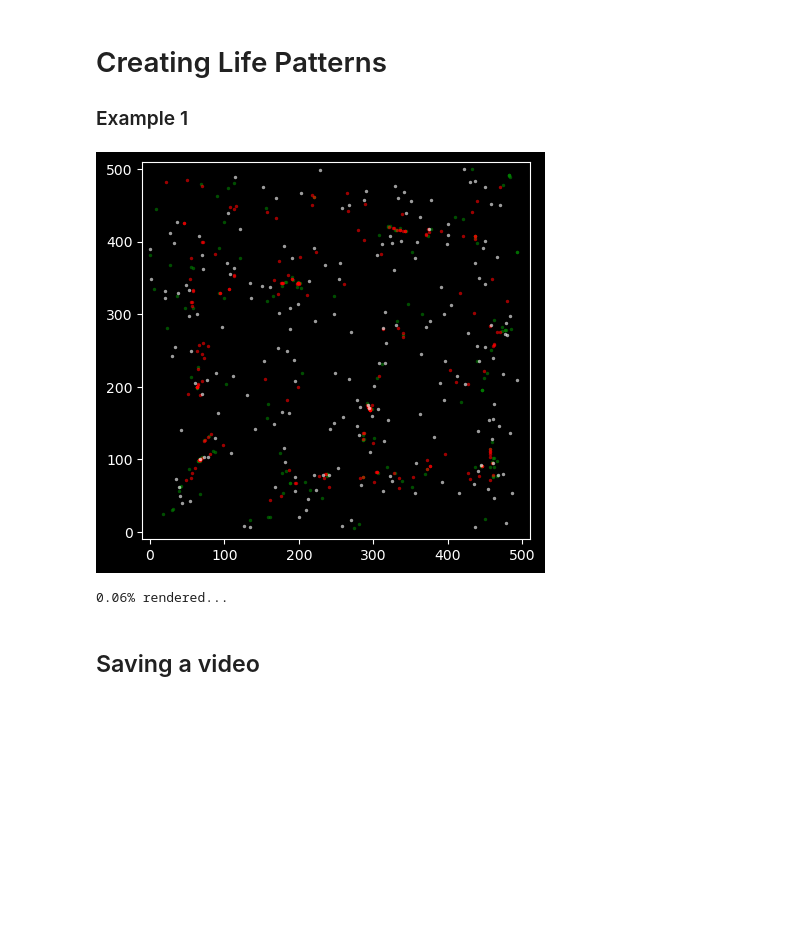
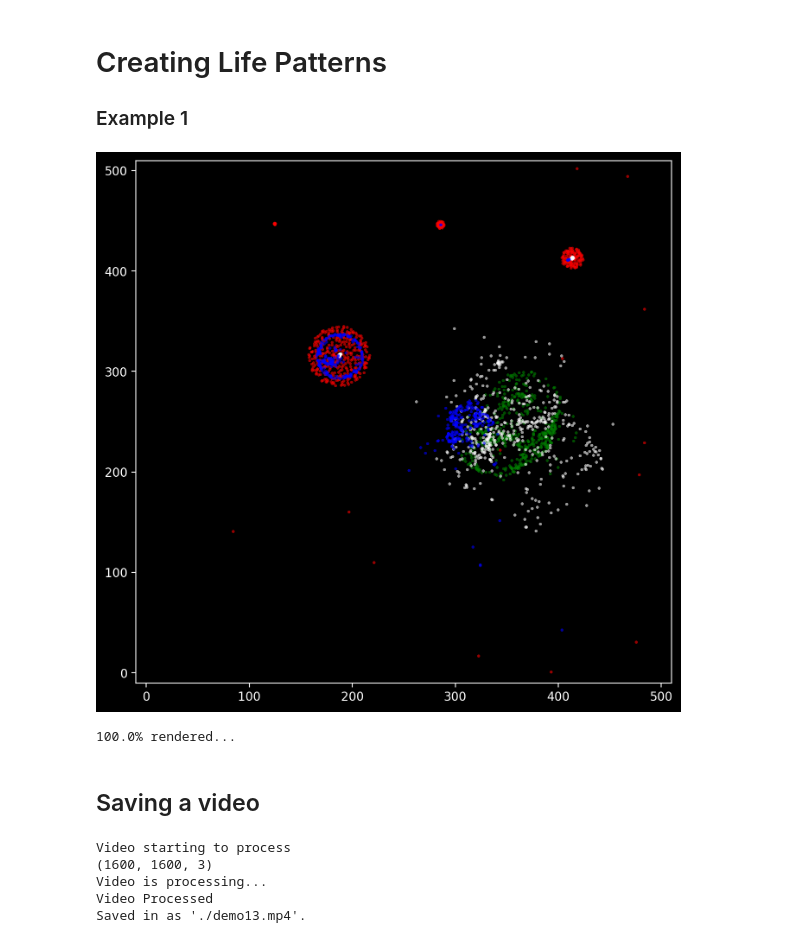
Before and after one commit to iamstarstuff/Life-Simulation, a Jupyter notebook: Rough.ipynb, the cells around one changed output. Saved outputs shown, nothing was run; the diff lists cells and outputs as text; code cells hidden in the pictures; blank space fills up the shorter version.

```diff
--- a/Rough.ipynb
+++ b/Rough.ipynb
@@ -209,46 +209,64 @@ def save_to_video(video_name:'str',image_folder='folder_path_where_your_images_s
 # %%
 # We set the x and y limit for the plot:
 x_lim = 500
 y_lim = 500
 
 # Creating 'Create' objects
-green = Create(num = 200, colour='green',x_limit=x_lim, y_limit=y_lim)
-red = Create(num = 200, colour='red',x_limit=x_lim,y_limit=y_lim)
-white = Create(num=200,colour='white',x_limit=x_lim,y_limit=y_lim)
+green = Create(num = 500, colour='green',x_limit=x_lim, y_limit=y_lim)
+red = Create(num = 500, colour='red',x_limit=x_lim,y_limit=y_lim)
+white = Create(num=500,colour='white',x_limit=x_lim,y_limit=y_lim)
+blue = Create(num=500,colour='blue',x_limit=x_lim,y_limit=y_lim)
 
 # time loop
-time_steps = 500
+time_steps = 960
 for i in range(time_steps):
-    fig, ax = plt.subplots(1,1,figsize=(5,5),dpi=100)
+    fig, ax = plt.subplots(1,1,figsize=(8,8),dpi=200)
     # plotting the particles
     green.plot(ax)
     red.plot(ax)
     white.plot(ax)
+    blue.plot(ax)
 
     # applying rules
-    rule(green, red, force=-0.17)
-    rule(green,green,force=-0.32)
-    rule(green,white,force=0.34)
+    rule(green, red, force=-0.2)
+    rule(green,green,force=-0.5)
+    rule(green,white,force=-0.10)
+    rule(green,blue,force=-0.30)
     #
-    rule(red, green, force = -0.34)
-    rule(red,red, force=-0.1)
+    rule(red, green, force = -1)
+    rule(red,red, force=-0.5)
+    rule(red, white, force=-0.25)
+    rule(red,blue, force=-0.10)
     #
-    rule(white,green,-0.2)
-    rule(white,white,0.15)
+    rule(white,green,force=-0.4)
+    rule(white,white,force=-0.5)
+    rule(white,red,force=-0.10)
+    rule(white,blue,force=-0.20)
+    #
+    rule(blue,green,force=-0.20)
+    rule(blue,red,force=-0.30)
+    rule(blue,white,force=-0.60)
+    rule(blue,blue,force=-1)
 
     # setting x limits (for plotting)
     ax.set_xlim(0-10,x_lim+10)
     ax.set_ylim(0-10,y_lim+10)
 
     # for saving video:
-    plt.savefig(f'../animation_dump/{i}.png')
+    plt.savefig(f'animation_dump/{i}.png')
     plt.show()
-    print(f"{(i+1)/time_steps}% rendered...")
+    print(f"{((i+1)/time_steps)*100}% rendered...")
     clear_output(wait=True)
 # %% [output]
-[figure, old version]
+[figure, new version]
-0.06% rendered...
+100.0% rendered...
 # %% [markdown]
 ## Saving a video
 # %%
-save_to_video(video_name='./demo4.mp4',image_folder='./animation_dump/',fps=30)
+save_to_video(video_name='./demo13.mp4',image_folder='animation_dump/',fps=10)
+# %% [output]
+Video starting to process
+(1600, 1600, 3)
+Video is processing...
+Video Processed
+Saved in as './demo13.mp4'.
```
Also changed, not shown: 1 other file.
